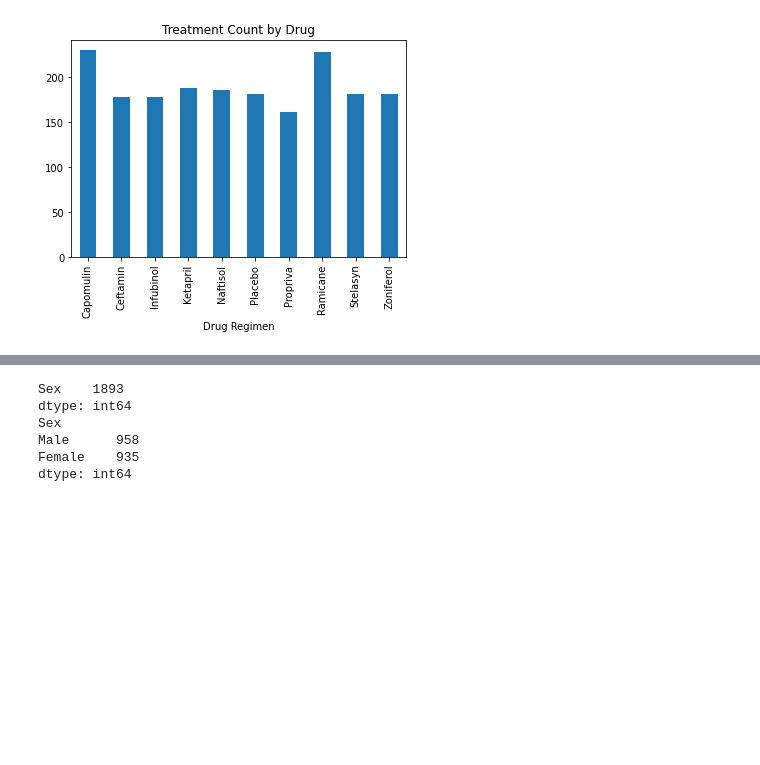
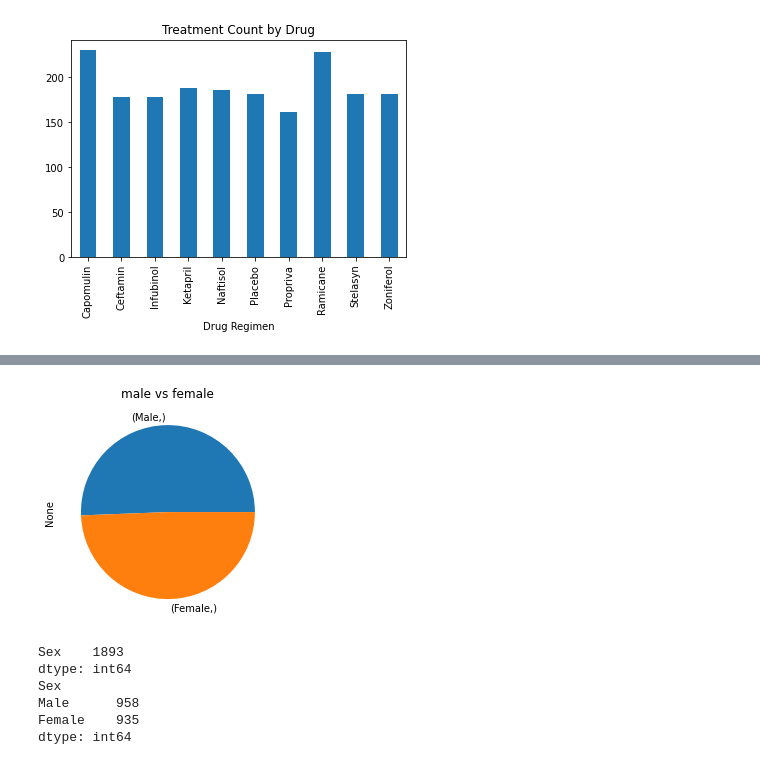
Before and after one commit to justinlpottsco/matplotlib-challenge, a Jupyter notebook: pymaceuticals_starter.ipynb, the cells around one changed output, grey strips where cells are left out. Cells and saved outputs as stored; diff of their text form; code cells hidden in the pictures; blank space fills up the shorter version.

Commit message:
scatter

```diff
--- a/pymaceuticals_starter.ipynb
+++ b/pymaceuticals_starter.ipynb
@@ -166,6 +166,10 @@ Mouse_ID_Column = pd.DataFrame(combinedata["Sex"]).value_counts()
 
 Mouse_ID_Column.plot(kind = "pie", subplots = True)
 
-autopct='%1.1f%%',shadow=True, fontsize=16, colors =["lightblue","orange"],legend =False)
+#autopct='%1.1f%%',shadow=True, fontsize=16, colors =["lightblue","orange"],legend =False)
 plt.title("male vs female")
+
+#labels = combinedata.index
+
+#plt.pie(combinedata['Sex'], labels = labels, colors = colors, startangle = 90, autopct='%.1f%%')
 # %% [output]
@@ -173,3 +177,4 @@ SyntaxError: invalid syntax (<ipython-input-66-5c4f4fe38d99>, line 6)
+[figure, added]
 # %%
 print(pd.DataFrame(combinedata["Sex"]).count())
 print(pd.DataFrame(combinedata["Sex"]).value_counts())
```
Also changed, not shown: parts of 3 cells of this notebook.
